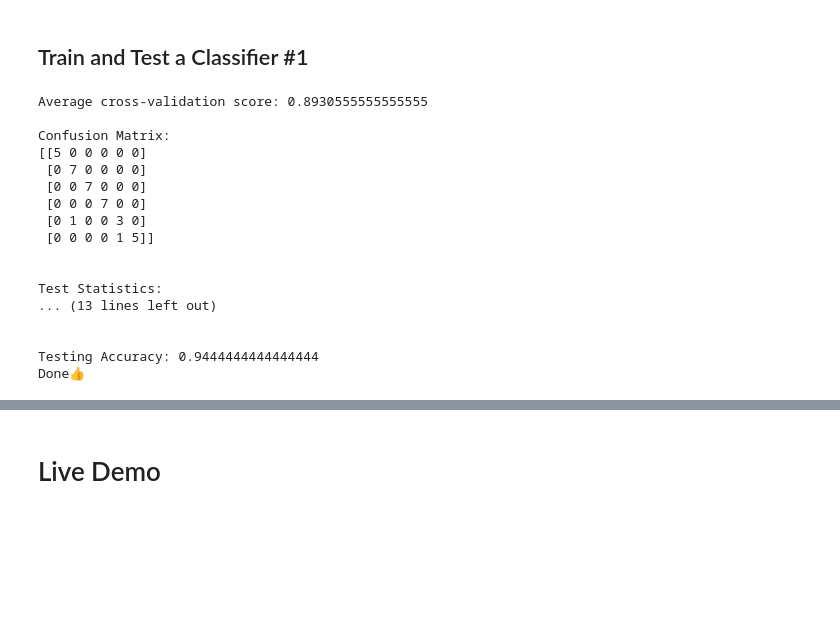
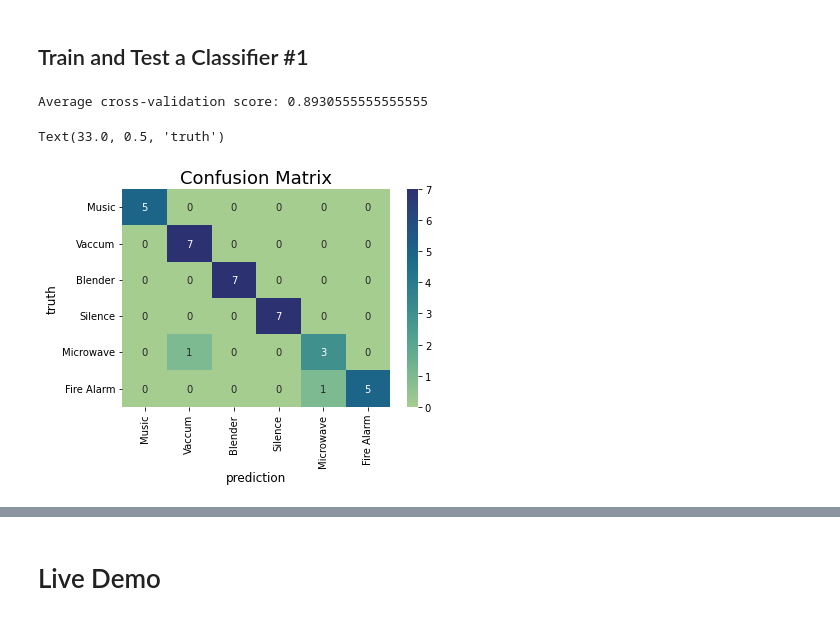
Before and after one commit to gaddi22/COSC522Assignment2, a Jupyter notebook: assignment.ipynb, the cells around one changed output, grey strips where cells are left out. Drawn from its saved outputs; the diff is of its cells as text; code cells hidden in the pictures; blank space fills up the shorter version.

Commit message:
Added better graphs for the confusion matrices

```diff
--- a/assignment.ipynb
+++ b/assignment.ipynb
@@ -524,45 +524,27 @@ Done👍
 # %%
 # Split the data into training and testing sets
 xtrain, xtest, ytrain, ytest = train_test_split(data1, labels, random_state=13, test_size=0.3)
 
 # Create the model
 clf = SVC(kernel='poly', degree=5, gamma='auto')
 # Train the model
 clf.fit(xtrain, ytrain)
 
 # Score the cross-validation the model
 cv_scores = cross_val_score(clf, xtrain, ytrain, cv=10)
 print('Average cross-validation score:', cv_scores.mean(), '\n')
 
 # Get the predictions for the test set
 ypred = clf.predict(xtest)
 
 # Print a confusion matrix
 cm = confusion_matrix(ytest, ypred)
-print('Confusion Matrix:', cm, '\n', sep='\n')
-
-# Print a classification report
-cr = classification_report(ytest, ypred)
-print('Test Statistics:', cr, '\n', sep='\n')
-
-# How accurate was the model?
-print('Testing Accuracy:', accuracy_score(ytest, ypred))
-print('Done👍')
+cm_cfg = pd.DataFrame(cm,index=["Music","Vaccum","Blender","Silence","Microwave","Fire Alarm"],columns = ["Music","Vaccum","Blender","Silence","Microwave","Fire Alarm"])
+sns.heatmap(cm_cfg, annot=True,fmt = ".3g", cmap="crest")
+plt.title('Confusion Matrix', fontsize = 18)
+plt.xlabel('prediction', fontsize = 12)
+plt.ylabel('truth', fontsize = 12)
 # %% [output]
 Average cross-validation score: 0.8930555555555555
-
-Confusion Matrix:
-[[5 0 0 0 0 0]
- [0 7 0 0 0 0]
- [0 0 7 0 0 0]
- [0 0 0 7 0 0]
- [0 1 0 0 3 0]
- [0 0 0 0 1 5]]
-
-
-Test Statistics:
-... (13 lines left out)
-
-
-Testing Accuracy: 0.9444444444444444
-Done👍
+Text(33.0, 0.5, 'truth')
+[figure, added]
```
Also changed, not shown: parts of 14 cells of this notebook.
